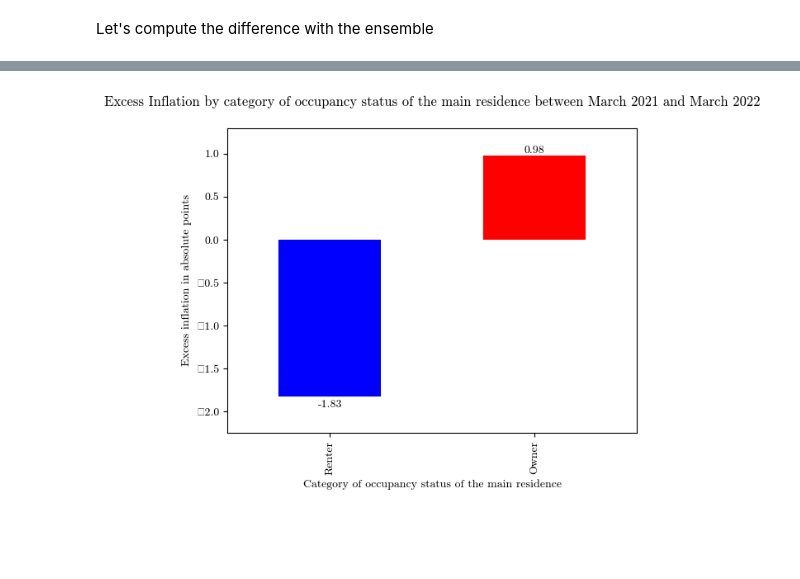
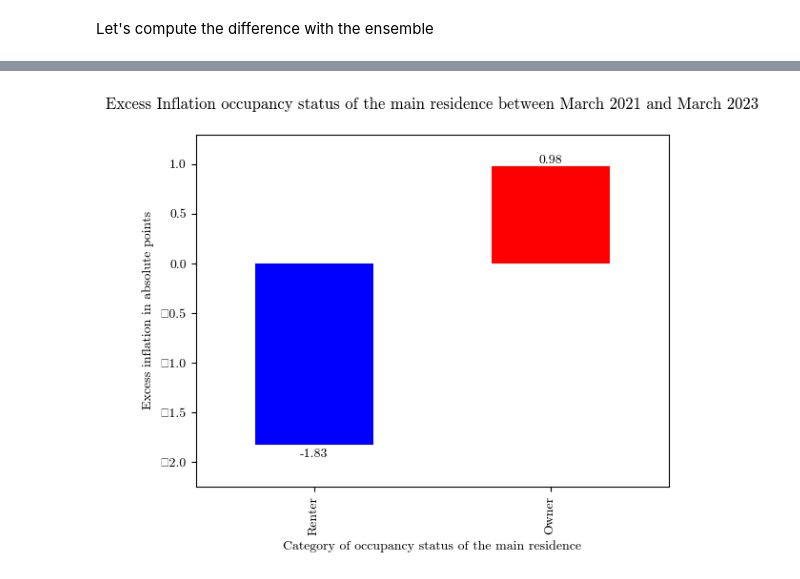
Before and after one commit to rm951/memoireESCP, a Jupyter notebook: figure7-107.ipynb, the cells around one changed output, grey strips where cells are left out. Drawn from its saved outputs; the diff is of its cells as text; code cells hidden in the pictures; blank space fills up the shorter version.

```diff
--- a/figure7-107.ipynb
+++ b/figure7-107.ipynb
@@ -175,33 +175,33 @@ plt.savefig(f'saved_figs/figure19.png', dpi=500, bbox_inches='tight')
 # %%
 # define the colors based on the value of each bar
 colors = ['red' if x > 0 else 'blue' for x in sumAllThree['diffTOT']]
 
 
 sumAllThree.plot.bar(y='diffTOT', color=colors)
 
 # set axis labels and title
 
 plt.xlabel('Category of ' + longNameOfDiscriminatingColumn)
 plt.ylabel('Excess inflation in absolute points')
-plt.title('Excess Inflation by category of ' + longNameOfDiscriminatingColumn +
-          ' between March 2021 and March 2022', y=1.05)
+plt.title('Excess Inflation ' + longNameOfDiscriminatingColumn +
+          ' between March 2021 and March 2023', y=1.05)
 
 # set the y-axis scale to a specific range
 plt.ylim(ylim_a - 1, ylim_b + 0.3)
 
 # Add values to each bar
 for i, v in enumerate(sumAllThree["diffTOT"]):
     if v >= 0:
         plt.text(i, v+0.03, str(round(v,2)), ha='center', fontweight='bold')
     else:
         plt.text(i, v-0.12, str(round(v,2)), ha='center', fontweight='bold')
 
 # remove the legend entirely
 plt.legend(frameon=False, labels=[])
 
 plt.rcParams['font.family'] = 'cmr10'
 plt.savefig(f'saved_figs/figure20.png', dpi=500, bbox_inches='tight')
 # %% [output]
-[figure, old version]
+[figure, new version]
 # %%
 sumInflationMarch2022.to_csv("computed_data/107_inflation_March_2022.csv")
```
Also changed, not shown: parts of 2 cells of this notebook, 22 other files.
